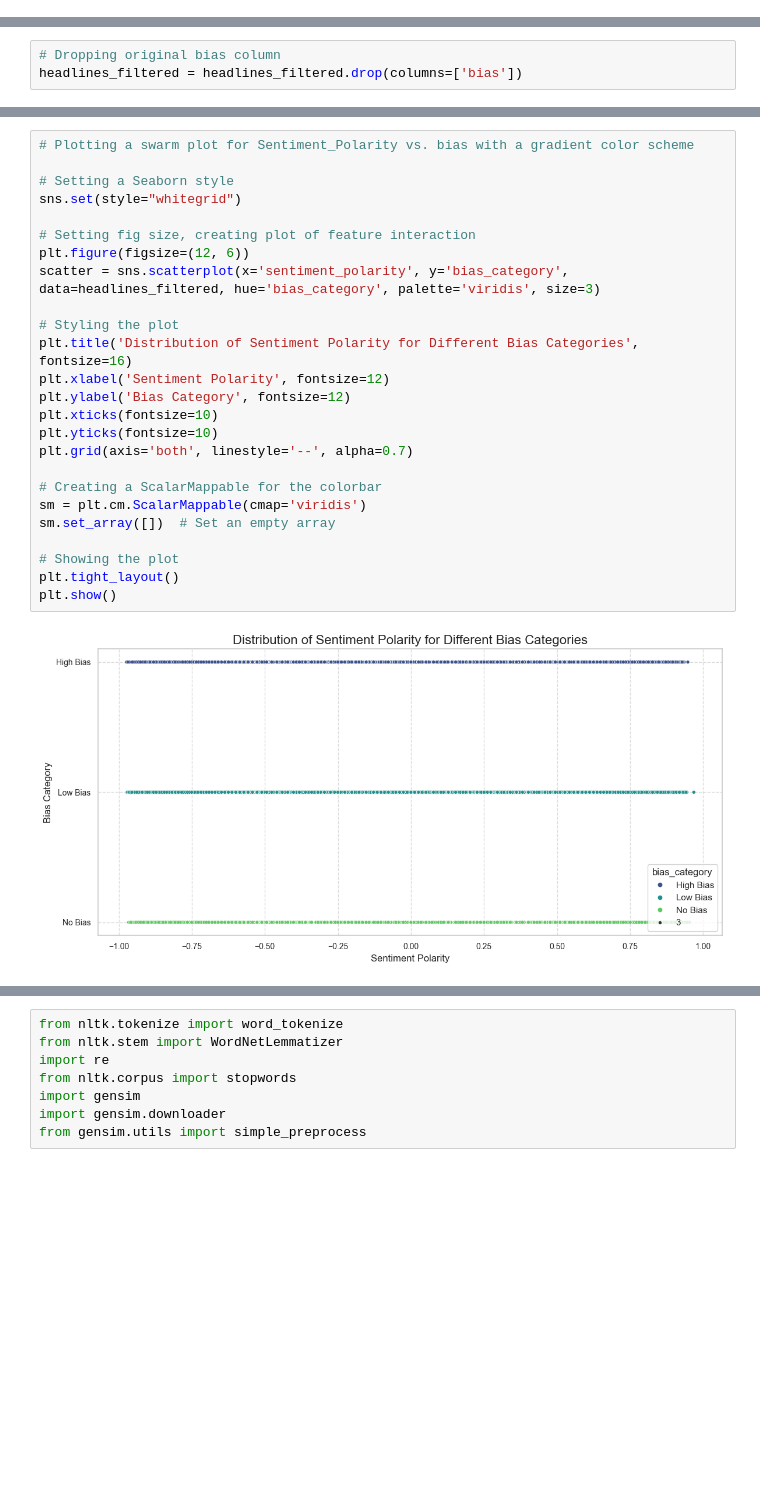
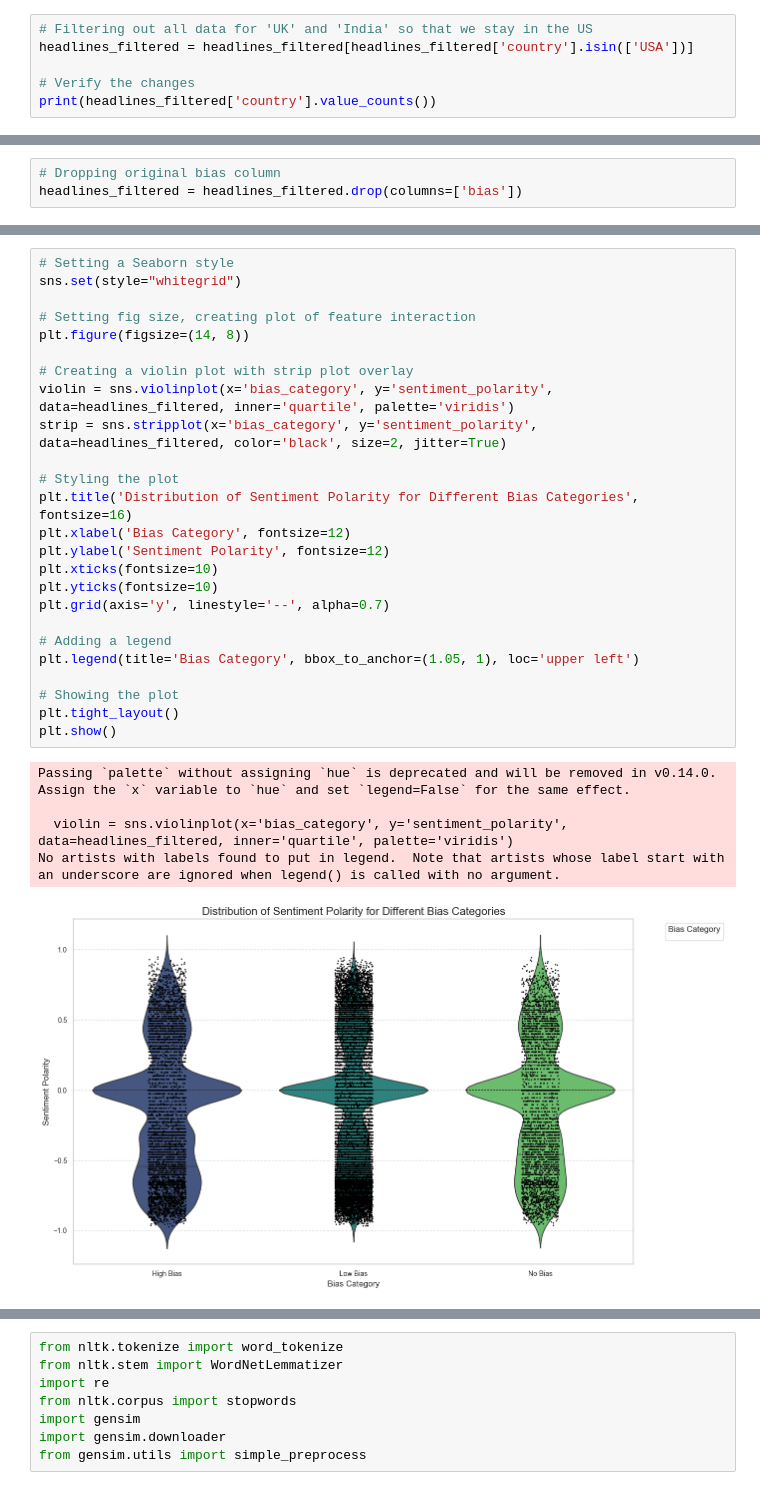
Before and after one commit to madelinebirch/Bias_Classification_for_Headline_Objectivity, a Jupyter notebook: can she do it?.ipynb, the cells around one changed output, grey strips where cells are left out. Cells and saved outputs as stored; diff of their text form; blank space fills up the shorter version.

```diff
--- a/can she do it?.ipynb
+++ b/can she do it?.ipynb
@@ -253,0 +269,6 @@ headlines_filtered = headlines[headlines['site'].isin(top_sites)].copy()
+# %%
+# Filtering out all data for 'UK' and 'India' so that we stay in the US
+headlines_filtered = headlines_filtered[headlines_filtered['country'].isin(['USA'])]
+
+# Verify the changes
+print(headlines_filtered['country'].value_counts())
@@ -431,29 +448,33 @@ plt.show()
 # %%
-# Plotting a swarm plot for Sentiment_Polarity vs. bias with a gradient color scheme
-
 # Setting a Seaborn style
 sns.set(style="whitegrid")
 
 # Setting fig size, creating plot of feature interaction
-plt.figure(figsize=(12, 6))
-scatter = sns.scatterplot(x='sentiment_polarity', y='bias_category', data=headlines_filtered, hue='bias_category', palette='viridis', size=3)
+plt.figure(figsize=(14, 8))
+
+# Creating a violin plot with strip plot overlay
+violin = sns.violinplot(x='bias_category', y='sentiment_polarity', data=headlines_filtered, inner='quartile', palette='viridis')
+strip = sns.stripplot(x='bias_category', y='sentiment_polarity', data=headlines_filtered, color='black', size=2, jitter=True)
 
 # Styling the plot
 plt.title('Distribution of Sentiment Polarity for Different Bias Categories', fontsize=16)
-plt.xlabel('Sentiment Polarity', fontsize=12)
-plt.ylabel('Bias Category', fontsize=12)
+plt.xlabel('Bias Category', fontsize=12)
+plt.ylabel('Sentiment Polarity', fontsize=12)
 plt.xticks(fontsize=10)
 plt.yticks(fontsize=10)
-plt.grid(axis='both', linestyle='--', alpha=0.7)
+plt.grid(axis='y', linestyle='--', alpha=0.7)
 
-# Creating a ScalarMappable for the colorbar
-sm = plt.cm.ScalarMappable(cmap='viridis')
-sm.set_array([])  # Set an empty array
+# Adding a legend
+plt.legend(title='Bias Category', bbox_to_anchor=(1.05, 1), loc='upper left')
 
 # Showing the plot
 plt.tight_layout()
 plt.show()
 # %% [output]
+Passing `palette` without assigning `hue` is deprecated and will be removed in v0.14.0. Assign the `x` variable to `hue` and set `legend=False` for the same effect.
+
+  violin = sns.violinplot(x='bias_category', y='sentiment_polarity', data=headlines_filtered, inner='quartile', palette='viridis')
+No artists with labels found to put in legend.  Note that artists whose label start with an underscore are ignored when legend() is called with no argument.
-[figure, old version]
+[figure, new version]
 # %%
 # Renaming the 'headlines_no_site' column to 'headlines'
```
Also changed, not shown: parts of 56 cells of this notebook.
